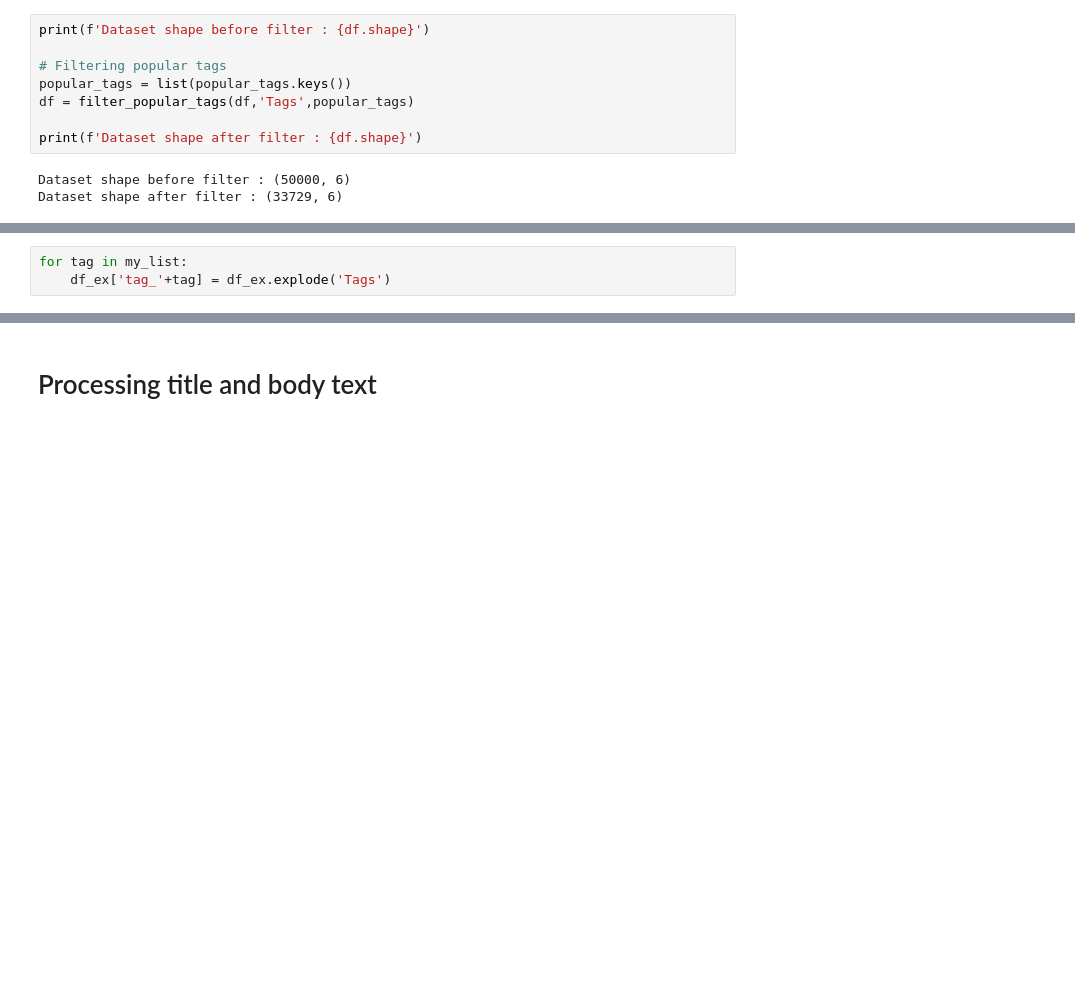
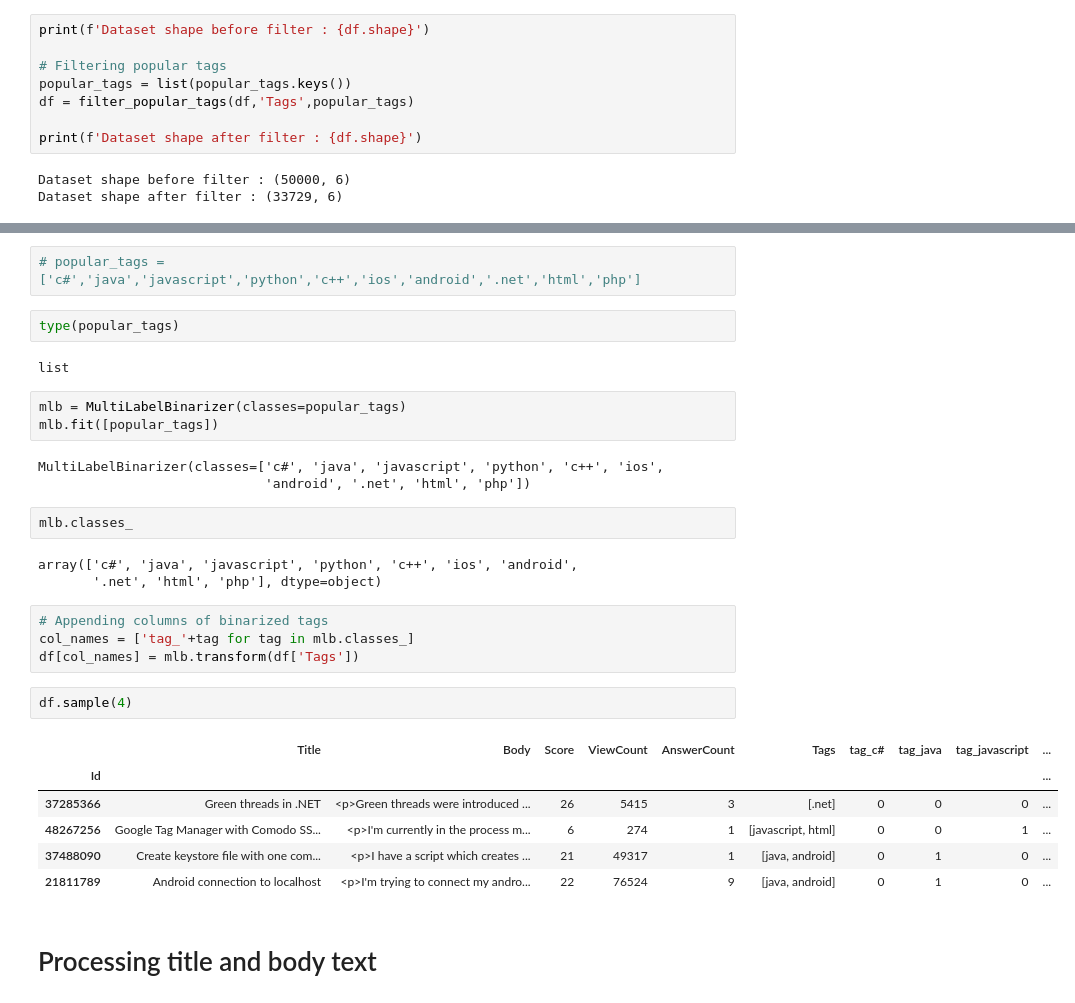
Before and after one commit to ana-bernal/tag-projet_overflow, a Jupyter notebook: preprocessing.ipynb, the cells around one changed output, grey strips where cells are left out. Drawn from its saved outputs; the diff is of its cells as text; blank space fills up the shorter version.

```diff
--- a/preprocessing.ipynb
+++ b/preprocessing.ipynb
@@ -407,3 +420,0 @@ df_ex['Tags'].explode() == ''
-# %%
-for tag in my_list:
-    df_ex['tag_'+tag] = df_ex.explode('Tags')
@@ -410,2 +429,32 @@ for tag in my_list:
+# %%
+# popular_tags = ['c#','java','javascript','python','c++','ios','android','.net','html','php']
+# %%
+type(popular_tags)
+# %% [output]
+list
+# %%
+mlb = MultiLabelBinarizer(classes=popular_tags)
+mlb.fit([popular_tags])
+# %% [output]
+MultiLabelBinarizer(classes=['c#', 'java', 'javascript', 'python', 'c++', 'ios',
+                             'android', '.net', 'html', 'php'])
+# %%
+mlb.classes_
+# %% [output]
+array(['c#', 'java', 'javascript', 'python', 'c++', 'ios', 'android',
+       '.net', 'html', 'php'], dtype=object)
+# %%
+# Appending columns of binarized tags
+col_names = ['tag_'+tag for tag in mlb.classes_]
+df[col_names] = mlb.transform(df['Tags'])
+# %%
+df.sample(4)
+# %% [output]
+|  | Title | Body | Score | ViewCount | AnswerCount | Tags | tag_c# | tag_java | tag_javascript | ... |
+| Id |  |  |  |  |  |  |  |  |  | ... |
+| 37285366 | Green threads in .NET | <p>Green threads were introduced ... | 26 | 5415 | 3 | [.net] | 0 | 0 | 0 | ... |
+| 48267256 | Google Tag Manager with Comodo SS... | <p>I'm currently in the process m... | 6 | 274 | 1 | [javascript, html] | 0 | 0 | 1 | ... |
+| 37488090 | Create keystore file with one com... | <p>I have a script which creates ... | 21 | 49317 | 1 | [java, android] | 0 | 1 | 0 | ... |
+| 21811789 | Android connection to localhost | <p>I'm trying to connect my andro... | 22 | 76524 | 9 | [java, android] | 0 | 1 | 0 | ... |
 # %% [markdown]
 # Processing title and body text
```
Also changed, not shown: parts of 48 cells of this notebook, 1 other file.
